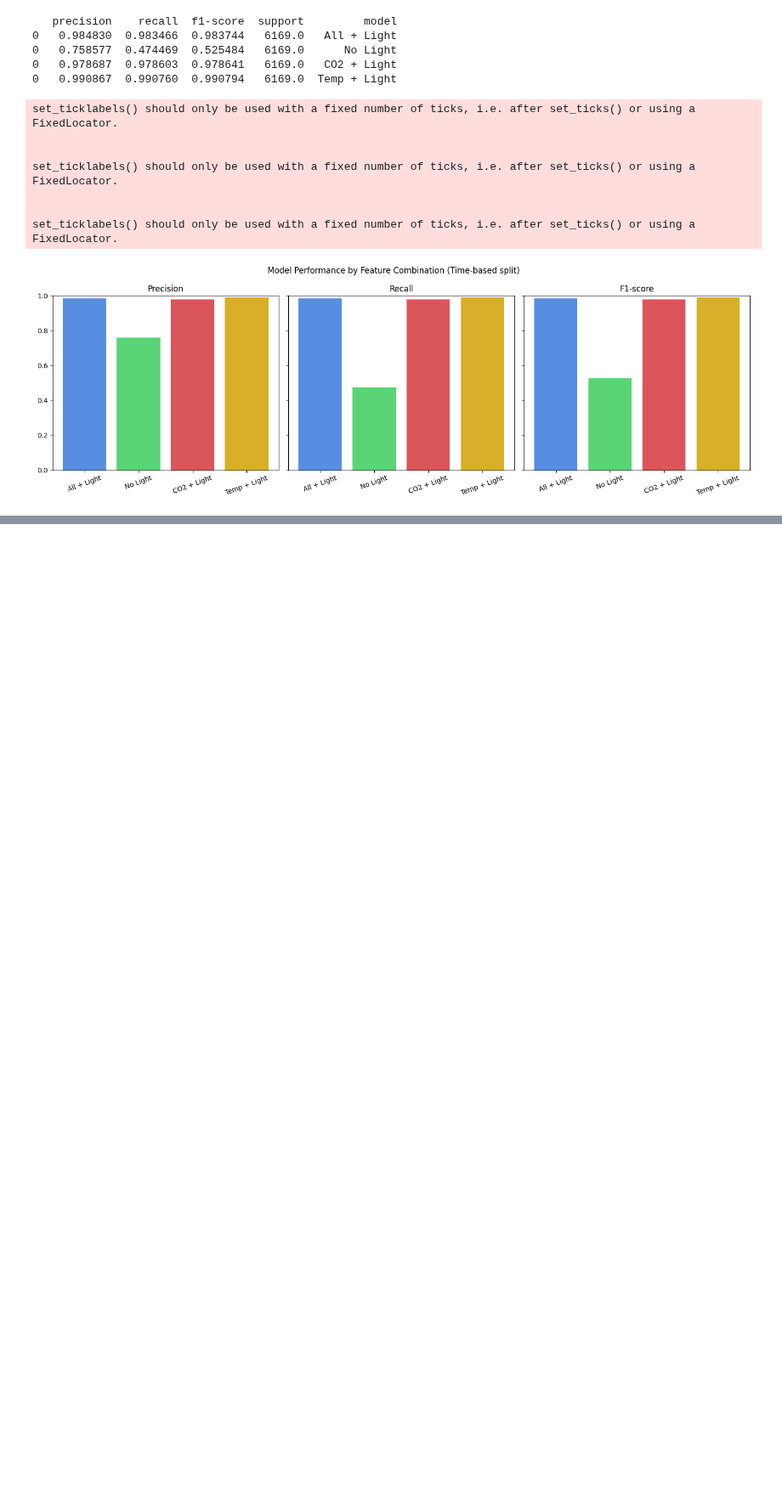
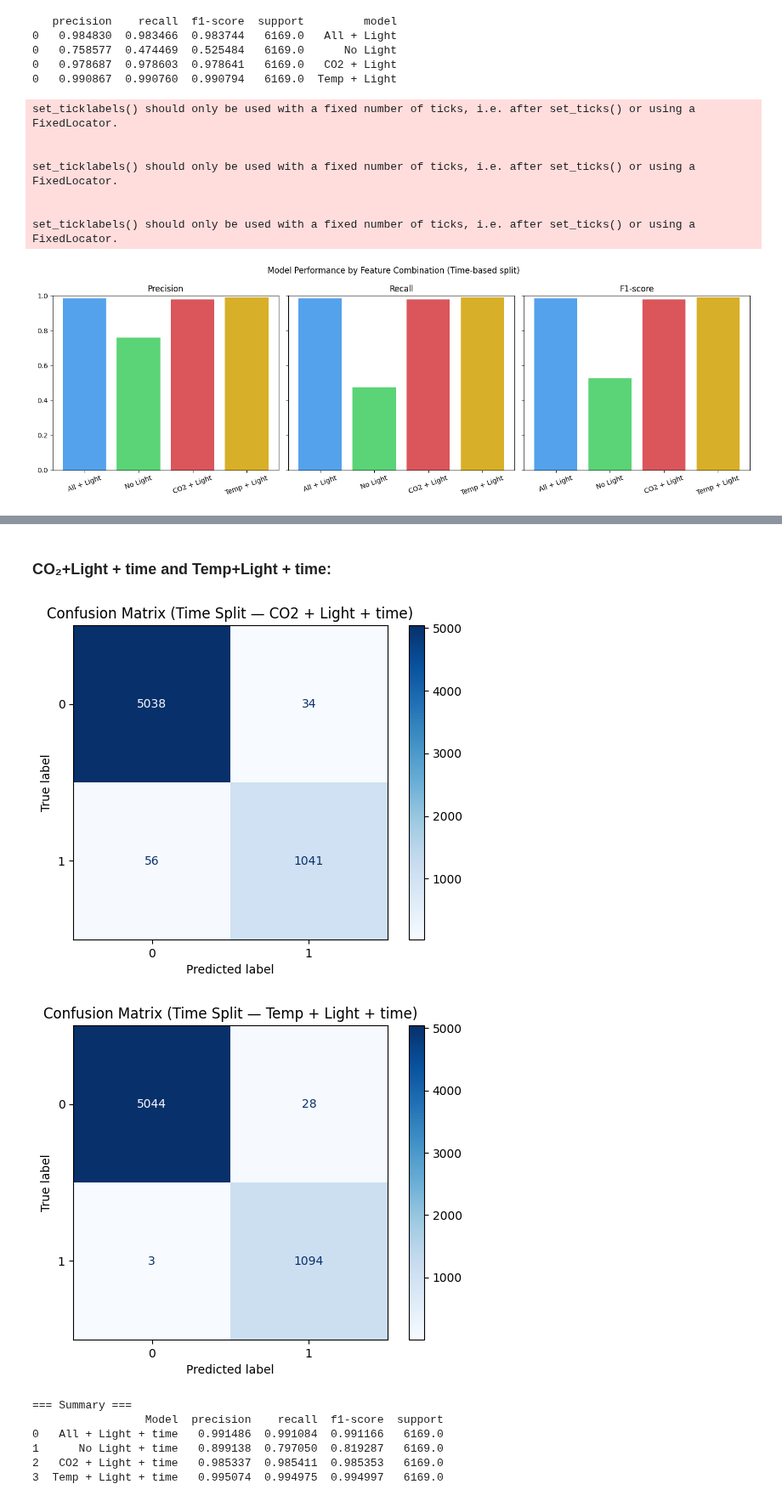
Before and after one commit to NoamShaphir/-MicroClimate, a Jupyter notebook: analysis.ipynb, the cells around one changed output, grey strips where cells are left out. Shown at 85% size. Cells and saved outputs as stored; diff of their text form; code cells hidden in the pictures; blank space fills up the shorter version.

```diff
--- a/analysis.ipynb
+++ b/analysis.ipynb
@@ -1655,0 +1710,17 @@ set_ticklabels() should only be used with a fixed number of ticks, i.e. after se
+# %%
+# 1) Add time features to df
+import numpy as np
+import pandas as pd
+
+# Ensure datetime column exists and is parsed
+time_col = 'date' if 'date' in df.columns else ('timestamp' if 'timestamp' in df.columns else None)
+assert time_col is not None, "No 'date' or 'timestamp' column found in df."
+
+df[time_col] = pd.to_datetime(df[time_col])
+
+# Minutes since midnight (e.g., 03:04 -> 184)
+df['minutes'] = df[time_col].dt.hour * 60 + df[time_col].dt.minute
+
+# Cyclic encoding (recommended)
+df['minutes_sin'] = np.sin(2 * np.pi * df['minutes'] / 1440.0)
+df['minutes_cos'] = np.cos(2 * np.pi * df['minutes'] / 1440.0)
@@ -1655,0 +1780,27 @@ set_ticklabels() should only be used with a fixed number of ticks, i.e. after se
+# %% [markdown]
+### CO₂+Light + time and Temp+Light + time:
+# %%
+features_co2_light_time  = ['CO2', 'Light', 'minutes_sin', 'minutes_cos']
+features_temp_light_time = ['Temperature', 'Light', 'minutes_sin', 'minutes_cos']
+
+res_co2_light_time  = evaluate_time_split(df, features_co2_light_time,  plot_cm=True, label="CO2 + Light + time")
+res_temp_light_time = evaluate_time_split(df, features_temp_light_time, plot_cm=True, label="Temp + Light + time")
+
+summary = pd.concat([
+    res_with_light_time.assign(Model="All + Light + time"),
+    res_no_light_time.assign(Model="No Light + time"),
+    res_co2_light_time.assign(Model="CO2 + Light + time"),
+    res_temp_light_time.assign(Model="Temp + Light + time"),
+], ignore_index=True)[['Model','precision','recall','f1-score','support']]
+
+print("\n=== Summary ===")
+print(summary)
+# %% [output]
+[figure, added]
+[figure, added]
+=== Summary ===
+                 Model  precision    recall  f1-score  support
+0   All + Light + time   0.991486  0.991084  0.991166   6169.0
+1      No Light + time   0.899138  0.797050  0.819287   6169.0
+2   CO2 + Light + time   0.985337  0.985411  0.985353   6169.0
+3  Temp + Light + time   0.995074  0.994975  0.994997   6169.0
```
Also changed, not shown: parts of 9 cells of this notebook.
